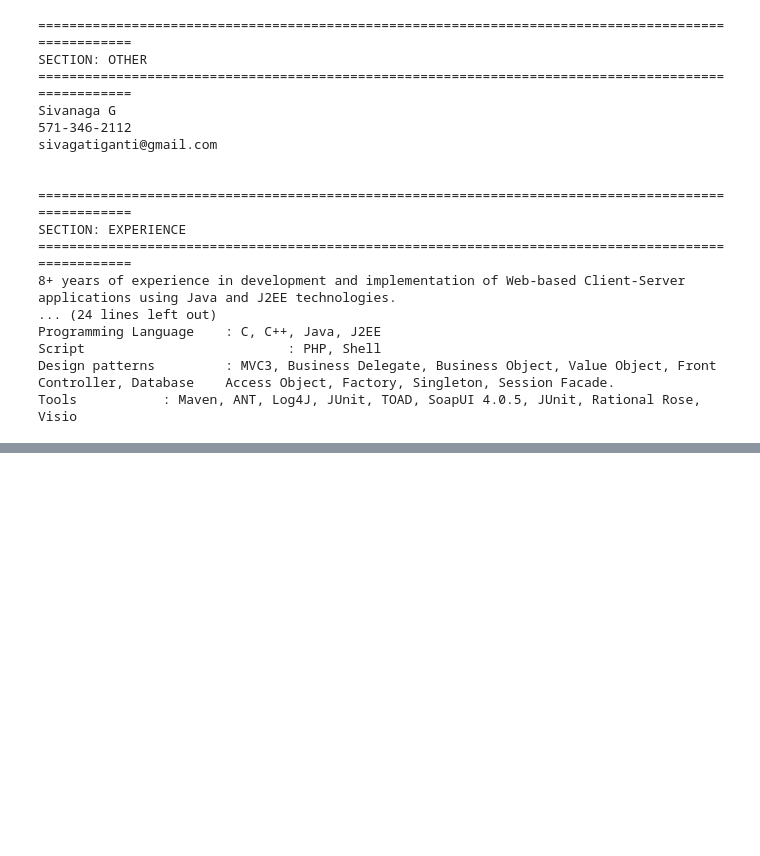
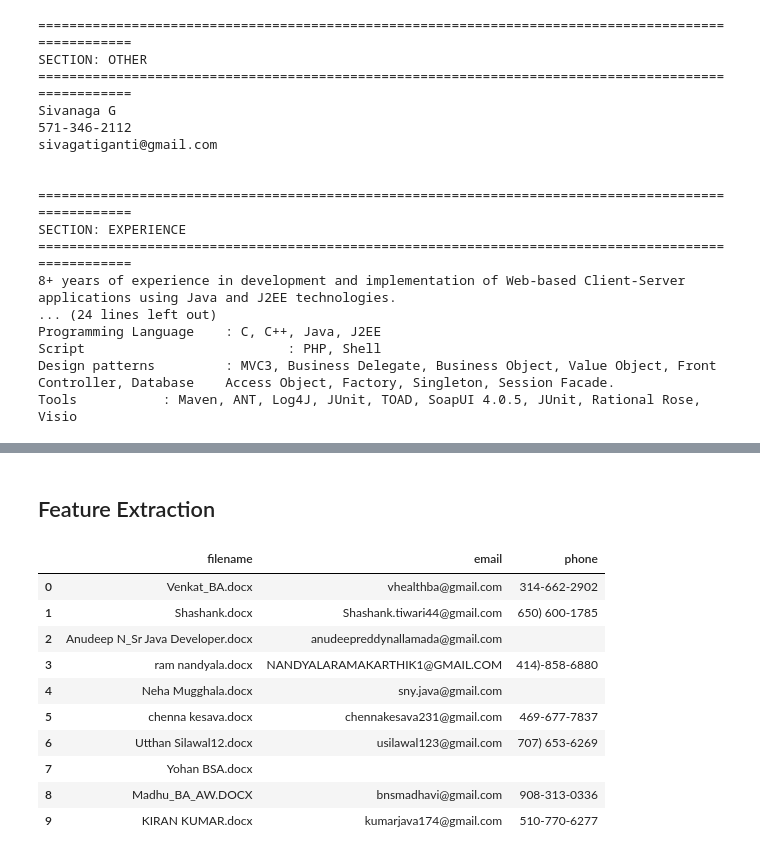
Before and after one commit to gracella12/ProjectPP_Kelompok4, a Jupyter notebook: pake-segmentasi.ipynb, the cells around one changed output, grey strips where cells are left out. Drawn from its saved outputs; the diff is of its cells as text; code cells hidden in the pictures; blank space fills up the shorter version.

Commit message:
add contact extraction

```diff
--- a/pake-segmentasi.ipynb
+++ b/pake-segmentasi.ipynb
@@ -398,3 +398,45 @@ df_resumes[[
 | 7 | Yohan BSA.docx |  |  | Sr. Business Systems Analyst\nNXP... |  |
 | 8 | Madhu_BA_AW.DOCX |  |  | Chicago Board of Options Exchange... |  |
 | 9 | KIRAN KUMAR.docx |  | Jawaharlal Nehru Technological Un... | Client: Genentech, CA\nRole: Java... |  |
+# %% [markdown]
+## Feature Extraction
+# %%
+# Contact extraction
+def extract_email(text):
+    """
+    Extract first email address found in the text.
+    """
+    text = str(text)
+    match = re.search(r'[\w\.-]+@[\w\.-]+\.\w+', text)
+    return match.group(0) if match else ""
+# %%
+def extract_phone(text):
+    """
+    Extract first phone number found in the text.
+    Handles common international and local formats.
+    """
+    text = str(text)
+
+    phone_pattern = r'(\+?\d[\d\s\-\(\)]{8,}\d)'
+    match = re.search(phone_pattern, text)
+
+    if match:
+        return match.group(0).strip()
+    return ""
+# %%
+df_resumes["email"] = df_resumes["raw_text"].apply(extract_email)
+df_resumes["phone"] = df_resumes["raw_text"].apply(extract_phone)
+# %%
+df_resumes[["filename", "email", "phone"]].head(10)
+# %% [output]
+|  | filename | email | phone |
+| 0 | Venkat_BA.docx | vhealthba@gmail.com | 314-662-2902 |
+| 1 | Shashank.docx | Shashank.tiwari44@gmail.com | 650) 600-1785 |
+| 2 | Anudeep N_Sr Java Developer.docx | anudeepreddynallamada@gmail.com |  |
+| 3 | ram nandyala.docx | NANDYALARAMAKARTHIK1@GMAIL.COM | 414)-858-6880 |
+| 4 | Neha Mugghala.docx | sny.java@gmail.com |  |
+| 5 | chenna kesava.docx | chennakesava231@gmail.com | 469-677-7837 |
+| 6 | Utthan Silawal12.docx | usilawal123@gmail.com | 707) 653-6269 |
+| 7 | Yohan BSA.docx |  |  |
+| 8 | Madhu_BA_AW.DOCX | bnsmadhavi@gmail.com | 908-313-0336 |
+| 9 | KIRAN KUMAR.docx | kumarjava174@gmail.com | 510-770-6277 |
```
